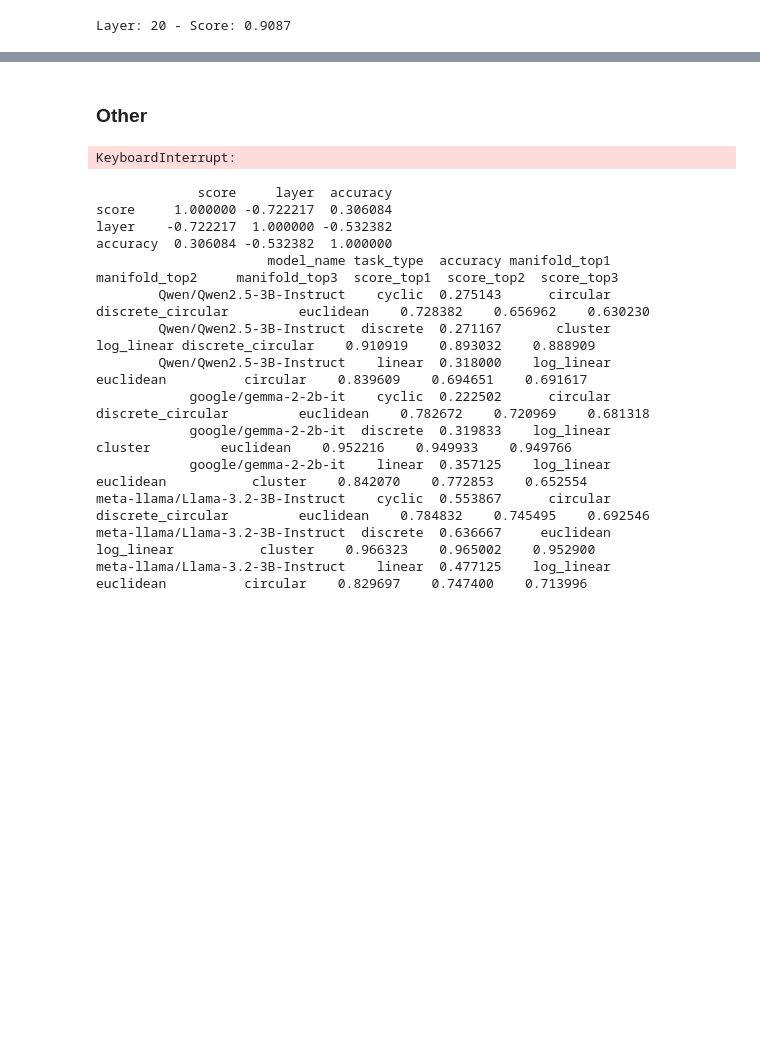
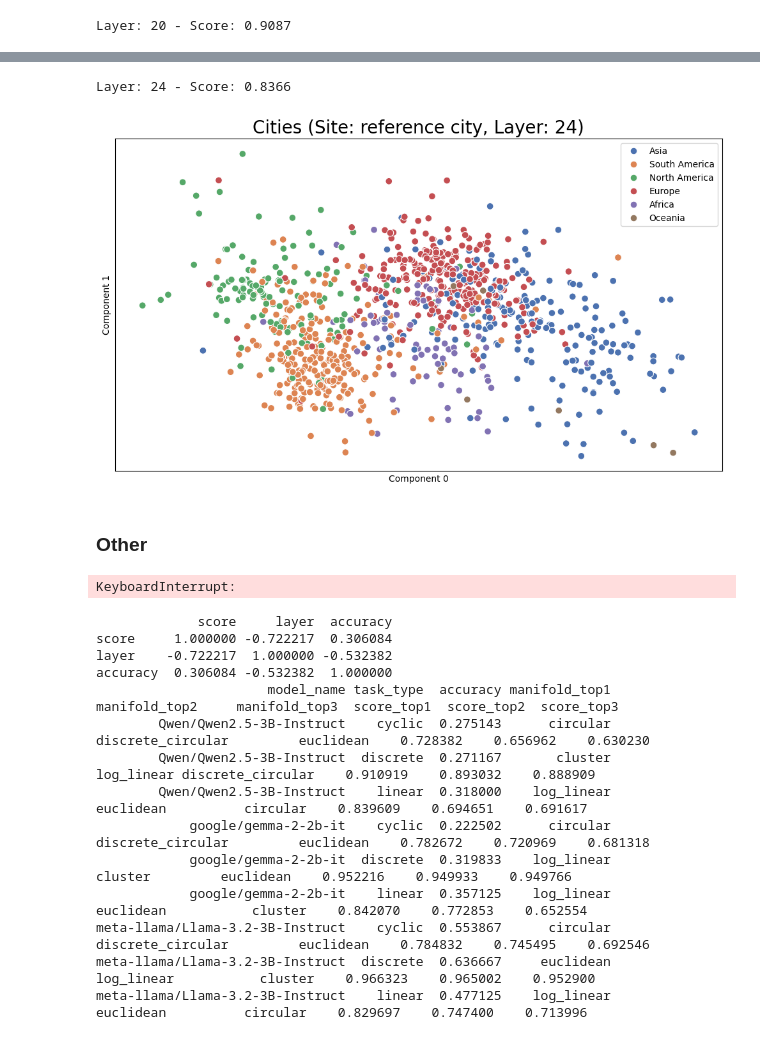
Before and after one commit to UKPLab/arxiv2025-shape-happens, a Jupyter notebook: plot_results.ipynb, the cells around one changed output, grey strips where cells are left out. Saved outputs shown, nothing was run; the diff lists cells and outputs as text; code cells hidden in the pictures; blank space fills up the shorter version.

```diff
--- a/plot_results.ipynb
+++ b/plot_results.ipynb
@@ -2306,3 +2689,51 @@ Layer: 20 - Score: 0.9087
+# %%
+from time_stuff.plot import plot_activations_single
+import matplotlib.pyplot as plt
+from time_stuff.utils import ActivationDataset
+import numpy as np
+import pandas as pd
+
+ad = ActivationDataset.load('results/gemma-2-2b-it/cities_3way.pt')
+layers = [24]
+
+fig, ax = plt.subplots(figsize=(10, 6))
+plot_activations_single(
+    ad,
+    label_col=['reference_lat', 'reference_lon'],
+    target_col='reference_city',
+    label_col_str='reference_city',
+    reduction_method='SMDS',
+    layer=layers[0],
+    ax=ax,
+    manifold='euclidean',
+    components=(0, 1),
+    flip_axes=(1,1),
+    palette='deep',
+    palette_column='reference_continent',
+    # annotations='uniform',
+    s=60,
+    n_components=2,
+    filter_incorrect=False,
+    plot_test=True,
+    max_samples=2000,  # Limit the number of samples to 1000 for performance
+)
+ax.grid(False)
+ax.get_legend().set_visible(True)
+# Display
+plt.xlabel('Component 0')
+plt.ylabel('Component 1')
+ax.set_xticks([])
+ax.set_yticks([])
+# ax.set_xlim(-130, 175)
+# ax.set_ylim(-70, 55)
+plt.title('Cities (Site: reference city, Layer: 24)', fontsize=20)
+plt.tight_layout()
+plt.savefig('plots/cities_manifold.pdf', bbox_inches='tight', dpi=300)
+plt.show()
+plt.close(fig)
+# %% [output]
+Layer: 24 - Score: 0.8366
+[figure, added]
 # %% [markdown]
 ### Other
 # %%
```
Also changed, not shown: parts of 12 cells of this notebook.
